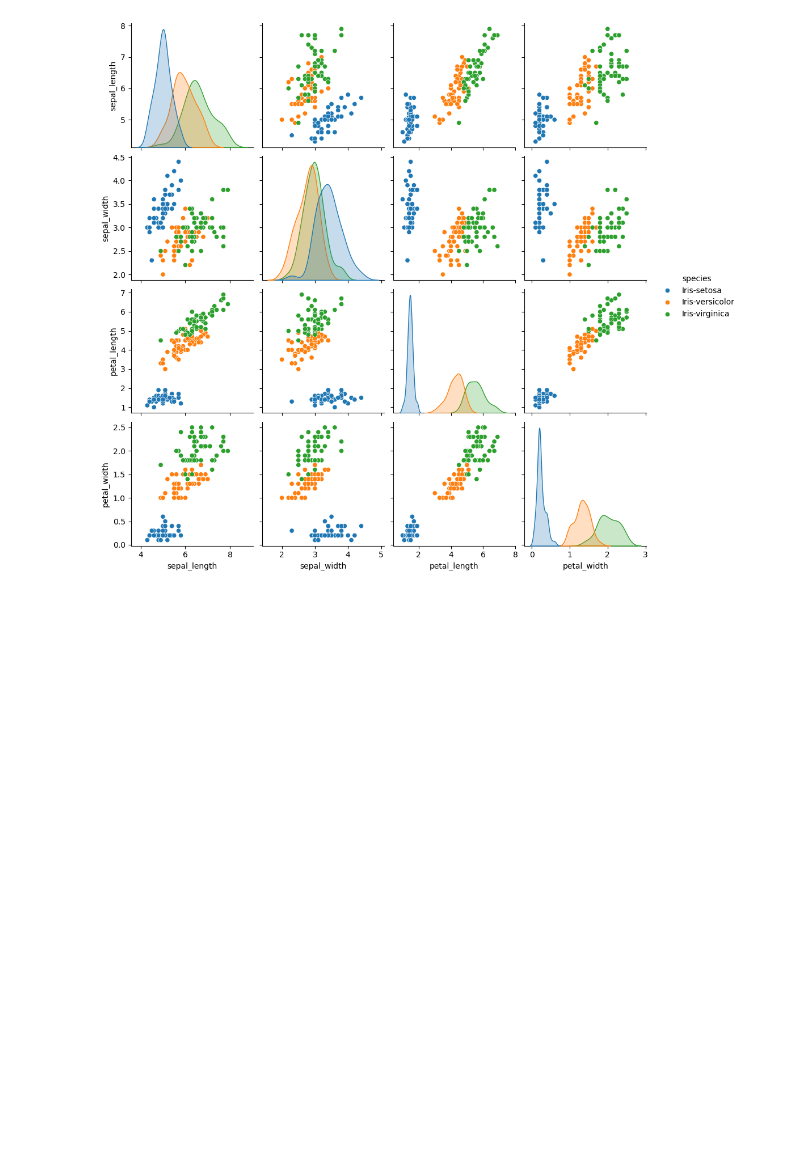
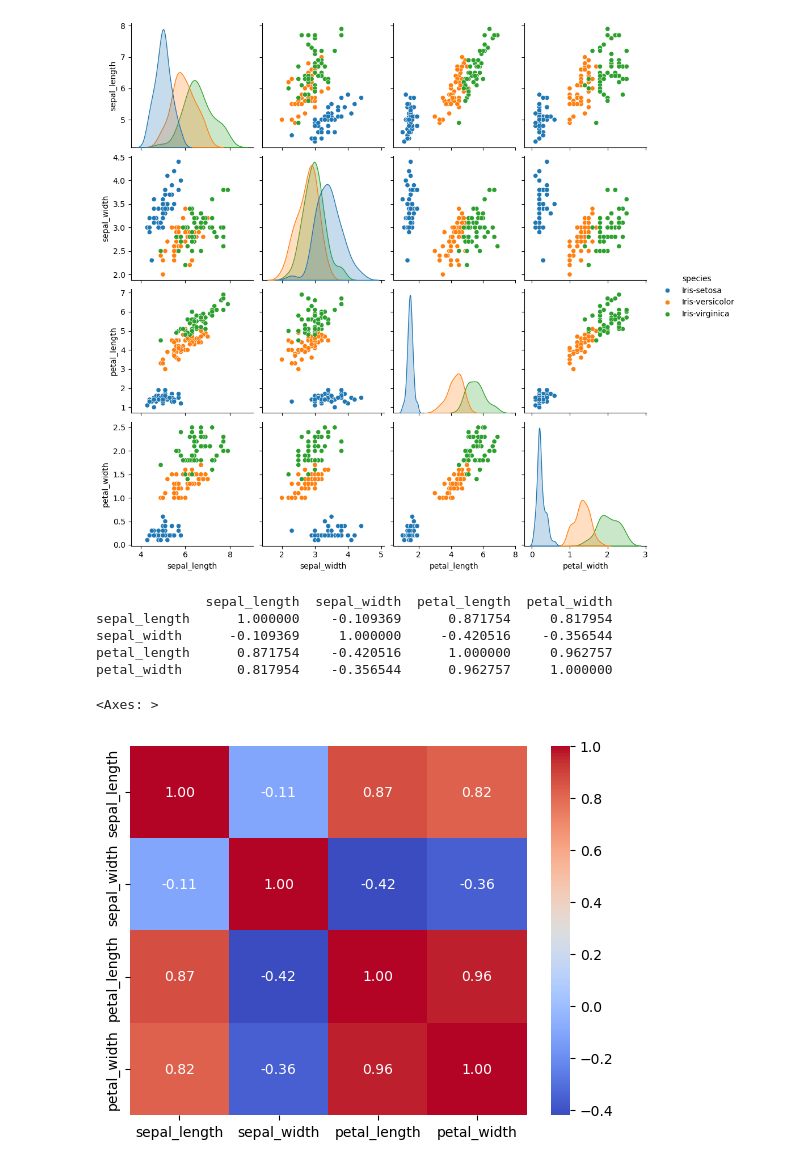
Before and after one commit to kartikn89/curated-by-kartikn89, a Jupyter notebook: linear_regression_iris_dataset.ipynb, the cells around one changed output. Saved outputs shown, nothing was run; the diff lists cells and outputs as text; code cells hidden in the pictures; blank space fills up the shorter version.

Commit message:
feat: added correlation matrix

```diff
--- a/linear_regression_iris_dataset.ipynb
+++ b/linear_regression_iris_dataset.ipynb
@@ -74,3 +76,19 @@ sns.pairplot(iris_df,hue='species')
 # %% [output]
 <seaborn.axisgrid.PairGrid at 0x...>
 [figure]
+# %%
+# correlation matrix
+
+corr_matrix = iris_df.drop('species',axis=1).corr()
+print(corr_matrix)
+
+plt.Figure(figsize=(8,6))
+sns.heatmap(corr_matrix,cmap='coolwarm',fmt=".2f", annot=True)
+# %% [output]
+              sepal_length  sepal_width  petal_length  petal_width
+sepal_length      1.000000    -0.109369      0.871754     0.817954
+sepal_width      -0.109369     1.000000     -0.420516    -0.356544
+petal_length      0.871754    -0.420516      1.000000     0.962757
+petal_width       0.817954    -0.356544      0.962757     1.000000
+<Axes: >
+[figure, added]
```
Also changed, not shown: parts of 1 cell of this notebook.
